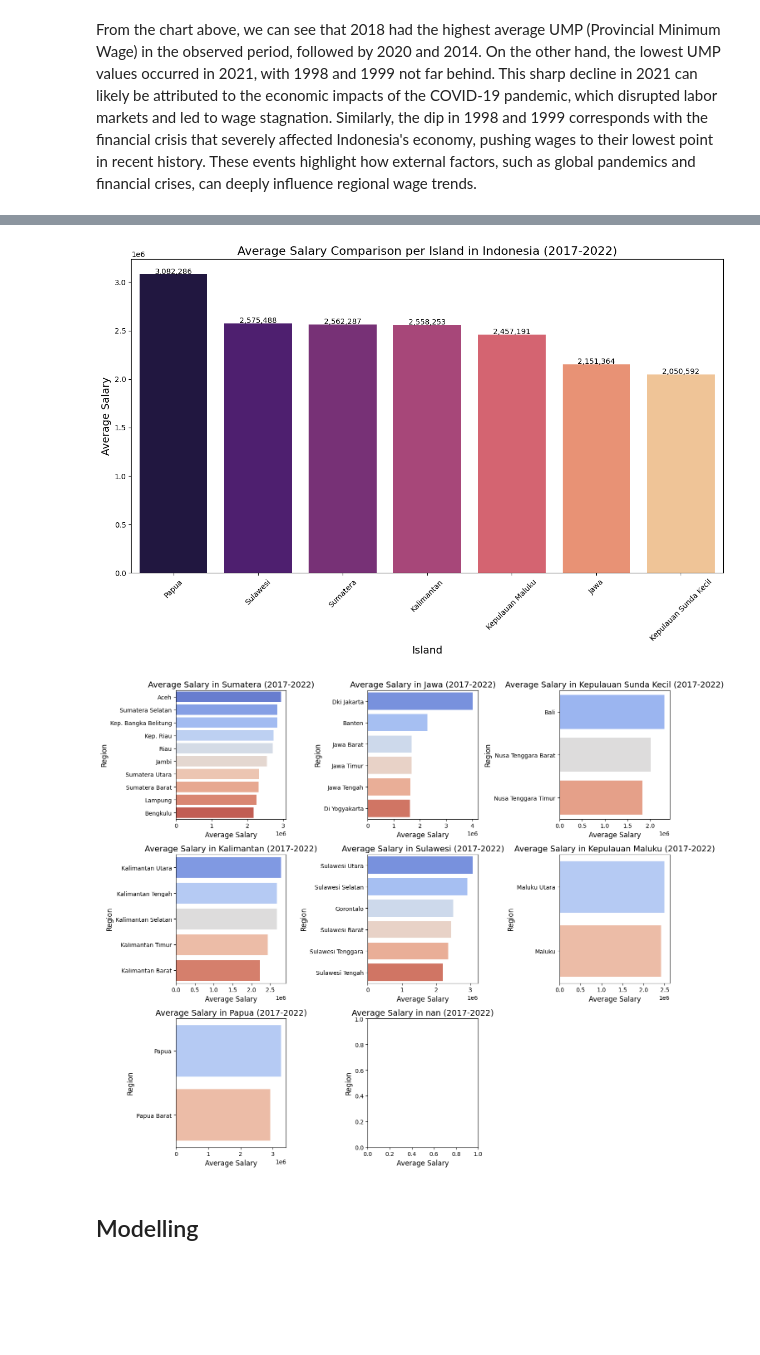
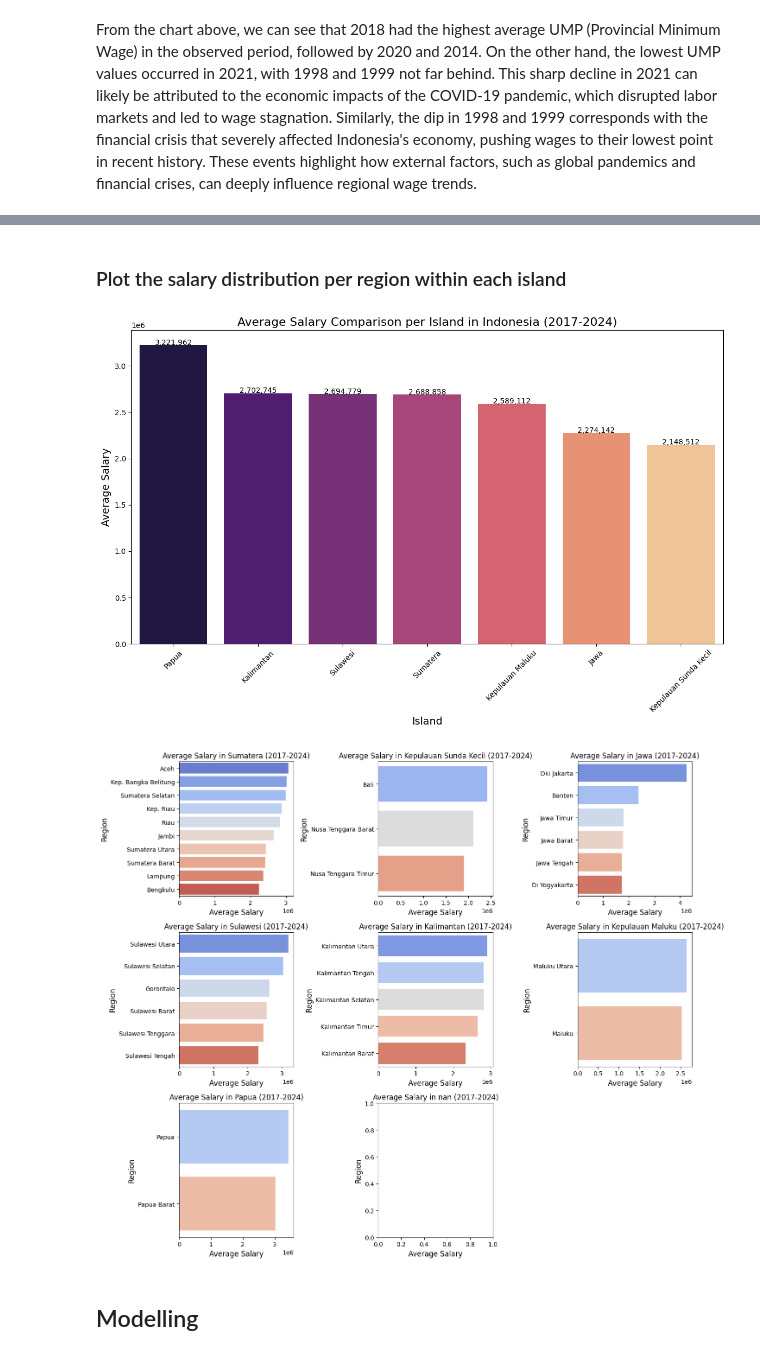
Before and after one commit to nbilasals/indonesia_salary_forecast, a Jupyter notebook: ump_forecast.ipynb, the cells around one changed output, grey strips where cells are left out. Cells and saved outputs as stored; diff of their text form; code cells hidden in the pictures; blank space fills up the shorter version.

```diff
--- a/ump_forecast.ipynb
+++ b/ump_forecast.ipynb
@@ -72,3 +73,6 @@ df
 | 868 | PAPUA | 3561932 | 2022 |
 | 869 | INDONESIA | 2644709 | 2022 |
 870 rows × 3 columns
+# %%
+df['REGION'] = df['REGION'].str.title()
+df
@@ -74,0 +93,4 @@ df
+# %%
+# Drop rows where the 'REGION' column is 'Indonesia'
+df = df[df['REGION'] != 'Indonesia']
+df
@@ -265,33 +418,33 @@ plt.show()
 # %%
-# Filter data for the year 2022
-df_2022 = df[df['YEAR'] == 2022]
+# Filter data for the year above 2017
+df_filtered = df[(df['YEAR'].astype(int) >= 2017)]
 
 # Calculate the average salary per region for 2022
-region_salary_2022 = df_2022.groupby('REGION')['SALARY'].mean().sort_values(ascending=False)
+region_salary_2024 = df_filtered.groupby('REGION')['SALARY'].mean().sort_values(ascending=False)
 
 # Get top 5 and bottom 5 regions
-top_5_regions_2022 = region_salary_2022.head(5)
-bottom_5_regions_2022 = region_salary_2022.tail(5)
+top_5_regions_2024 = region_salary_2024.head(5)
+bottom_5_regions_2024 = region_salary_2024.tail(5)
 
 # Full chart data (sorted)
-sorted_regions_2022 = region_salary_2022.reset_index()
+sorted_regions_2024 = region_salary_2024.reset_index()
 
 # Plotting
 plt.figure(figsize=(18, 12))
 
-# Subplot 1: Top 5 regions for 2022
+# Subplot 1: Top 5 regions for 2017-2024
 plt.subplot(3, 1, 1)
-sns.barplot(x=top_5_regions_2022.index, y=top_5_regions_2022.values, palette='viridis')
-plt.title('Top 5 Regions with Highest Salaries (2022)', fontsize=16, fontweight='bold')
+sns.barplot(x=top_5_regions_2024.index, y=top_5_regions_2024.values, palette='viridis')
+plt.title('Top 5 Regions with Highest Salaries (2017-2024)', fontsize=16, fontweight='bold')
 plt.xlabel('Region', fontsize=12)
 plt.ylabel('Average Salary', fontsize=12)
-for i, v in enumerate(top_5_regions_2022.values):
+for i, v in enumerate(top_5_regions_2024.values):
     plt.text(i, v + 5000, f"{int(v):,}", ha='center', fontsize=10)
 
-# Subplot 2: Bottom 5 regions for 2022
+# Subplot 2: Bottom 5 regions for 2017-2024
 plt.subplot(3, 1, 2)
-sns.barplot(x=bottom_5_regions_2022.index, y=bottom_5_regions_2022.values, palette='magma')
-plt.title('Bottom 5 Regions with Lowest Salaries (2022)', fontsize=16, fontweight='bold')
+sns.barplot(x=bottom_5_regions_2024.index, y=bottom_5_regions_2024.values, palette='magma')
+plt.title('Bottom 5 Regions with Lowest Salaries (2017-2024)', fontsize=16, fontweight='bold')
 plt.xlabel('Region', fontsize=12)
 plt.ylabel('Average Salary', fontsize=12)
 for i, v in enumerate(bottom_5_regions_2022.values):
@@ -375,7 +536,6 @@ To obtain accurate and relevant results in the minimum wage (UMR) calculation, w
+# %% [markdown]
+### Plot the salary distribution per region within each island
 # %%
-# Filter the data for years 2017-2022 only
-df_filtered = df[(df['YEAR'] >= 2017) & (df['YEAR'] <= 2022)]
-
 # Calculate the average salary per island for the years 2017-2022
 island_salary_filtered = df_filtered.groupby('ISLAND')['SALARY'].mean().sort_values(ascending=False)
 
@@ -384,7 +544,7 @@ plt.figure(figsize=(12, 8))
 sns.barplot(x=island_salary_filtered.index, y=island_salary_filtered.values, palette='magma')
 
 # Customize the chart
-plt.title('Average Salary Comparison per Island in Indonesia (2017-2022)', fontsize=16)
+plt.title('Average Salary Comparison per Island in Indonesia (2017-2024)', fontsize=16)
 plt.xlabel('Island', fontsize=14)
 plt.ylabel('Average Salary', fontsize=14)
 plt.xticks(rotation=45)
@@ -396,33 +556,30 @@ for i, v in enumerate(island_salary_filtered.values):
 plt.tight_layout()
 plt.show()
 # %% [output]
-[figure, old version]
+[figure, new version]
 # %%
-# Filter data for the years 2017-2022
-df_filtered = df[(df['YEAR'] >= 2017) & (df['YEAR'] <= 2022)]
-
 # List of islands to loop through and create individual charts
 islands = df_filtered['ISLAND'].unique()
 
 # Create a plot for each island
 plt.figure(figsize=(14, 12))
 for i, island in enumerate(islands, 1):
     plt.subplot(3, 3, i)  # Create a 3x3 grid for the subplots
     island_data = df_filtered[df_filtered['ISLAND'] == island]
 
     # Calculate the average salary per region and sort in ascending order
     avg_salary = island_data.groupby('REGION')['SALARY'].mean().sort_values(ascending=False)
 
     # Plotting the sorted average salary using horizontal barplot
     sns.barplot(y=avg_salary.index, x=avg_salary.values, palette='coolwarm', ci=None)
 
-    plt.title(f'Average Salary in {island} (2017-2022)', fontsize=14)
+    plt.title(f'Average Salary in {island} (2017-2024)', fontsize=12)
     plt.xlabel('Average Salary', fontsize=12)
     plt.ylabel('Region', fontsize=12)
 
 plt.tight_layout()
 plt.show()
 # %% [output]
-[figure, old version]
+[figure, new version]
 # %% [markdown]
 ## Modelling
```
Also changed, not shown: parts of 29 cells of this notebook.
